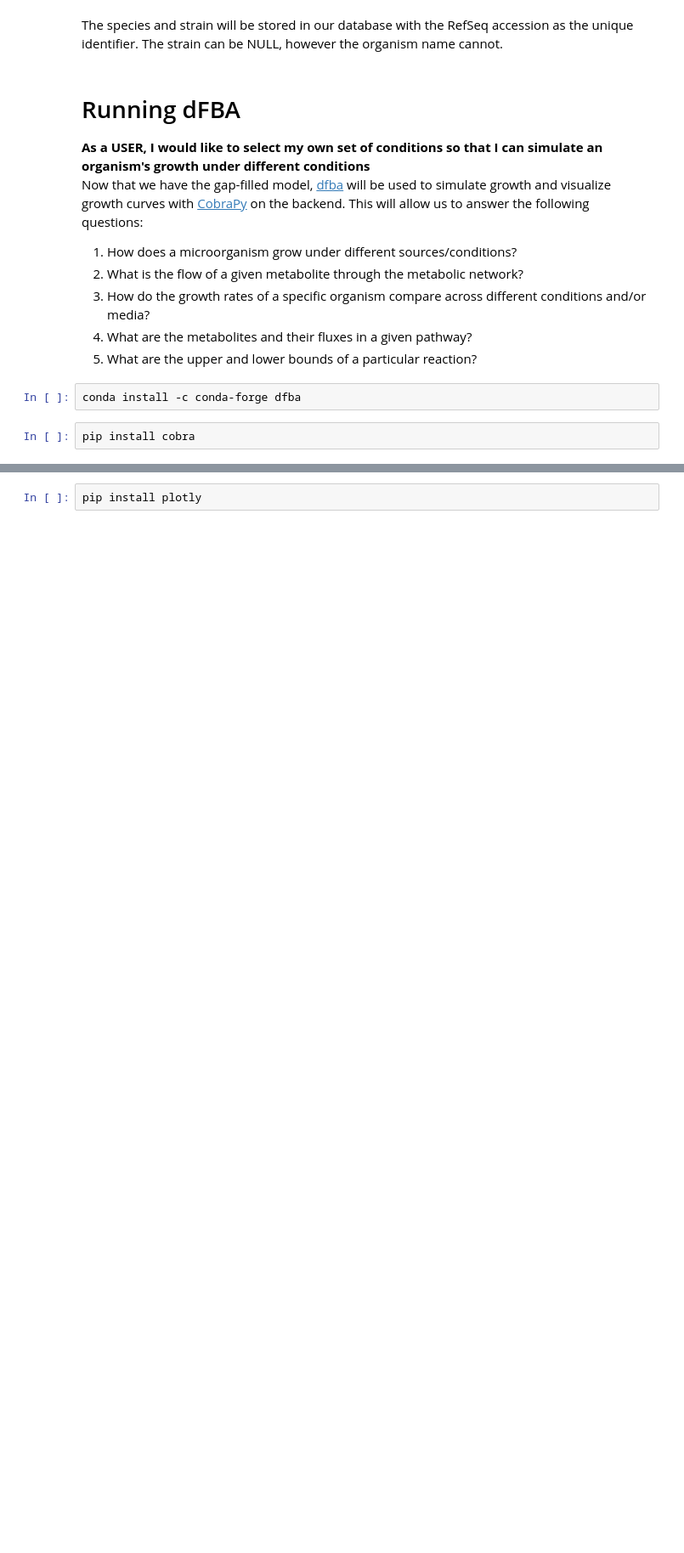
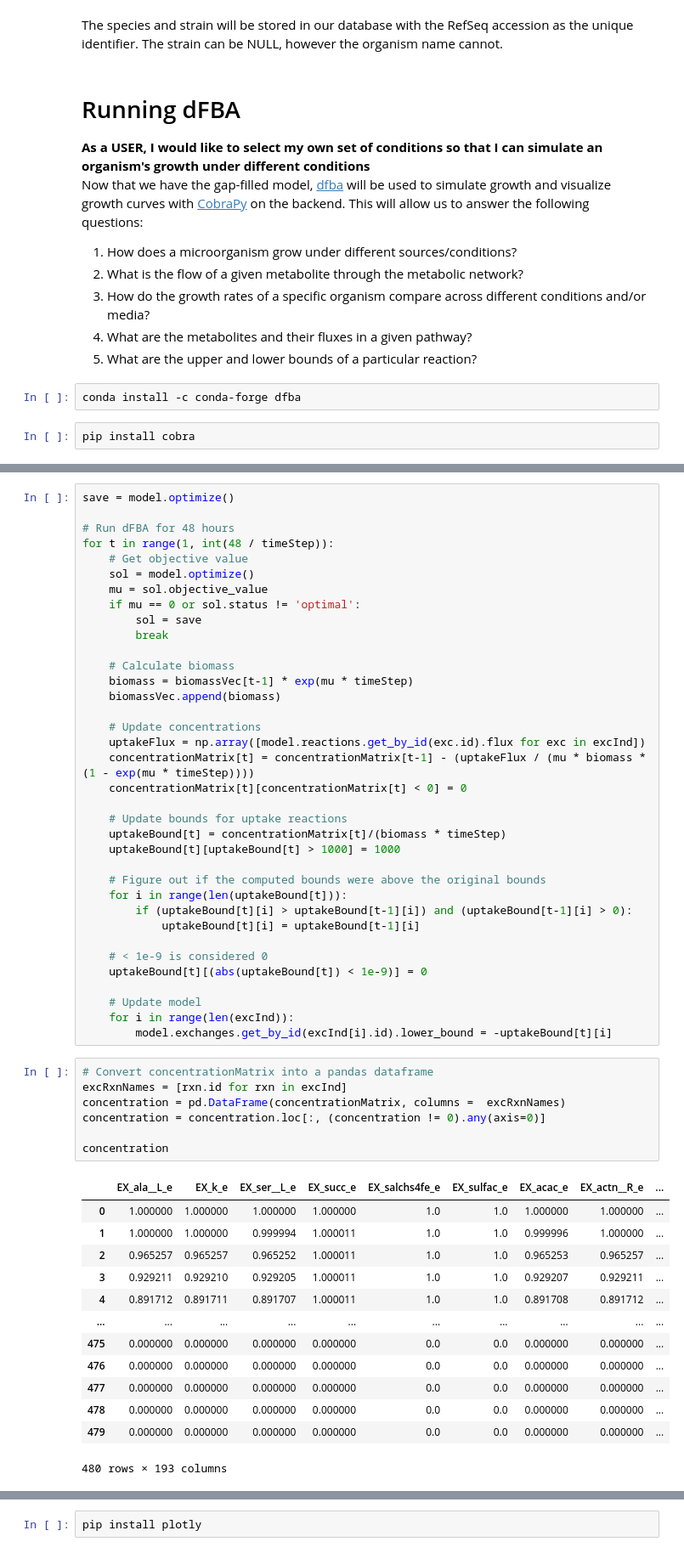
Before and after one commit to esameth/gapfill_db, a Jupyter notebook: tutorial/tutorial.ipynb, the cells around one changed output, grey strips where cells are left out. Shown at 85% size. Drawn from its saved outputs; the diff is of its cells as text; blank space fills up the shorter version.

```diff
--- a/tutorial/tutorial.ipynb
+++ b/tutorial/tutorial.ipynb
@@ -101,0 +180,57 @@ pip install cobra
+# %%
+save = model.optimize()
+
+# Run dFBA for 48 hours
+for t in range(1, int(48 / timeStep)):
+    # Get objective value
+    sol = model.optimize()
+    mu = sol.objective_value
+    if mu == 0 or sol.status != 'optimal':
+        sol = save
+        break
+
+    # Calculate biomass
+    biomass = biomassVec[t-1] * exp(mu * timeStep)
+    biomassVec.append(biomass)
+
+    # Update concentrations
+    uptakeFlux = np.array([model.reactions.get_by_id(exc.id).flux for exc in excInd])
+    concentrationMatrix[t] = concentrationMatrix[t-1] - (uptakeFlux / (mu * biomass * (1 - exp(mu * timeStep))))
+    concentrationMatrix[t][concentrationMatrix[t] < 0] = 0
+
+    # Update bounds for uptake reactions
+    uptakeBound[t] = concentrationMatrix[t]/(biomass * timeStep)
+    uptakeBound[t][uptakeBound[t] > 1000] = 1000
+
+    # Figure out if the computed bounds were above the original bounds
+    for i in range(len(uptakeBound[t])):
+        if (uptakeBound[t][i] > uptakeBound[t-1][i]) and (uptakeBound[t-1][i] > 0):
+            uptakeBound[t][i] = uptakeBound[t-1][i]
+
+    # < 1e-9 is considered 0
+    uptakeBound[t][(abs(uptakeBound[t]) < 1e-9)] = 0
+
+    # Update model
+    for i in range(len(excInd)):
+        model.exchanges.get_by_id(excInd[i].id).lower_bound = -uptakeBound[t][i]
+# %%
+# Convert concentrationMatrix into a pandas dataframe
+excRxnNames = [rxn.id for rxn in excInd]
+concentration = pd.DataFrame(concentrationMatrix, columns =  excRxnNames)
+concentration = concentration.loc[:, (concentration != 0).any(axis=0)]
+
+concentration
+# %% [output]
+|  | EX_ala__L_e | EX_k_e | EX_ser__L_e | EX_succ_e | EX_salchs4fe_e | EX_sulfac_e | EX_acac_e | EX_actn__R_e | ... |
+| 0 | 1.000000 | 1.000000 | 1.000000 | 1.000000 | 1.0 | 1.0 | 1.000000 | 1.000000 | ... |
+| 1 | 1.000000 | 1.000000 | 0.999994 | 1.000011 | 1.0 | 1.0 | 0.999996 | 1.000000 | ... |
+| 2 | 0.965257 | 0.965257 | 0.965252 | 1.000011 | 1.0 | 1.0 | 0.965253 | 0.965257 | ... |
+| 3 | 0.929211 | 0.929210 | 0.929205 | 1.000011 | 1.0 | 1.0 | 0.929207 | 0.929211 | ... |
+| 4 | 0.891712 | 0.891711 | 0.891707 | 1.000011 | 1.0 | 1.0 | 0.891708 | 0.891712 | ... |
+| ... | ... | ... | ... | ... | ... | ... | ... | ... | ... |
+| 475 | 0.000000 | 0.000000 | 0.000000 | 0.000000 | 0.0 | 0.0 | 0.000000 | 0.000000 | ... |
+| 476 | 0.000000 | 0.000000 | 0.000000 | 0.000000 | 0.0 | 0.0 | 0.000000 | 0.000000 | ... |
+| 477 | 0.000000 | 0.000000 | 0.000000 | 0.000000 | 0.0 | 0.0 | 0.000000 | 0.000000 | ... |
+| 478 | 0.000000 | 0.000000 | 0.000000 | 0.000000 | 0.0 | 0.0 | 0.000000 | 0.000000 | ... |
+| 479 | 0.000000 | 0.000000 | 0.000000 | 0.000000 | 0.0 | 0.0 | 0.000000 | 0.000000 | ... |
+480 rows × 193 columns
```
Also changed, not shown: parts of 40 cells of this notebook.
